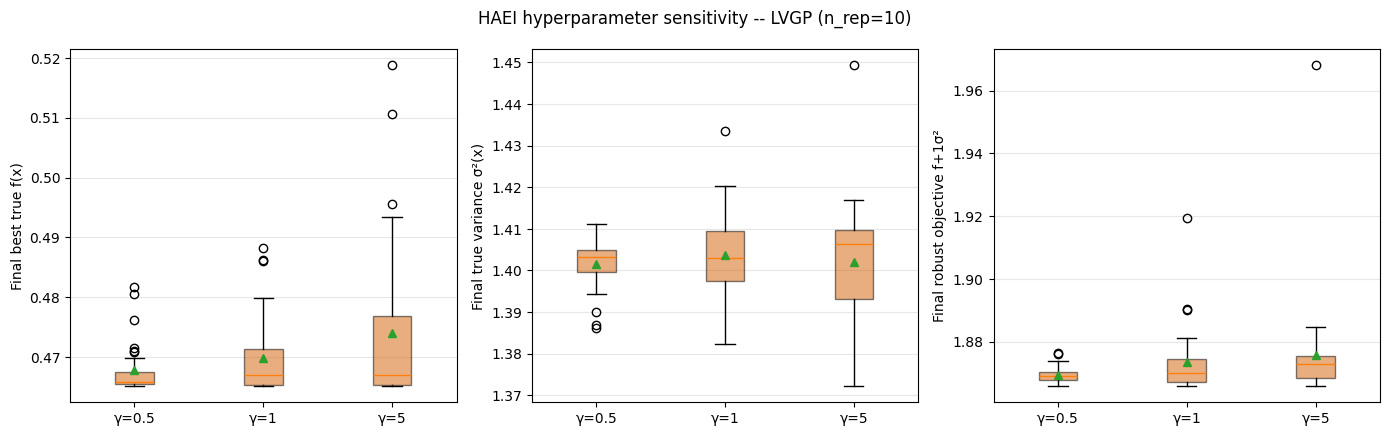
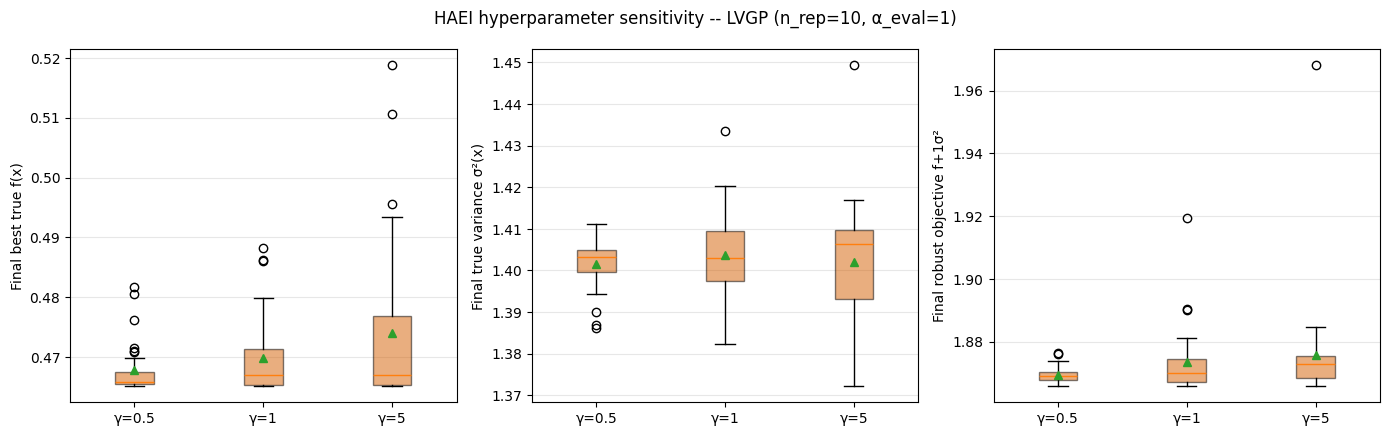
Unified diff of the notebook cell whose output changed from the first chart to the second:
--- before
+++ after
@@ -1,3 +1,3 @@
-def hyperparam_boxplots(df, model, family, n_rep=N_REP_MAIN):
+def hyperparam_boxplots(df, model, family, n_rep=N_REP_MAIN, alpha_eval=ALPHA_EVAL):
     sub = df[(df.model == model) & (df.acf == family) & (df.n_rep == n_rep)]
     params = sorted(sub.param.unique())
@@ -5,5 +5,5 @@
     metrics = [("final_true_f", "Final best true f(x)"),
                ("final_true_var", "Final true variance σ²(x)"),
-               ("robust_obj", f"Final robust objective f+{ALPHA_EVAL:g}σ²")]
+               ("robust_obj", f"Final robust objective f+{alpha_eval:g}σ²")]
     color = problem.FAMILY_COLOR[family]
     fig, axes = plt.subplots(1, 3, figsize=(14, 4.4))
@@ -15,5 +15,5 @@
             patch.set_facecolor(color); patch.set_alpha(0.5)
         ax.set_ylabel(ylab); ax.grid(alpha=0.3, axis="y")
-    fig.suptitle(f"{family.upper()} hyperparameter sensitivity -- {model} (n_rep={n_rep})")
+    fig.suptitle(f"{family.upper()} hyperparameter sensitivity -- {model} (n_rep={n_rep}, α_eval={alpha_eval:g})")
     fig.tight_layout()
     return fig

Commit: Update the robust objective and scales of plots